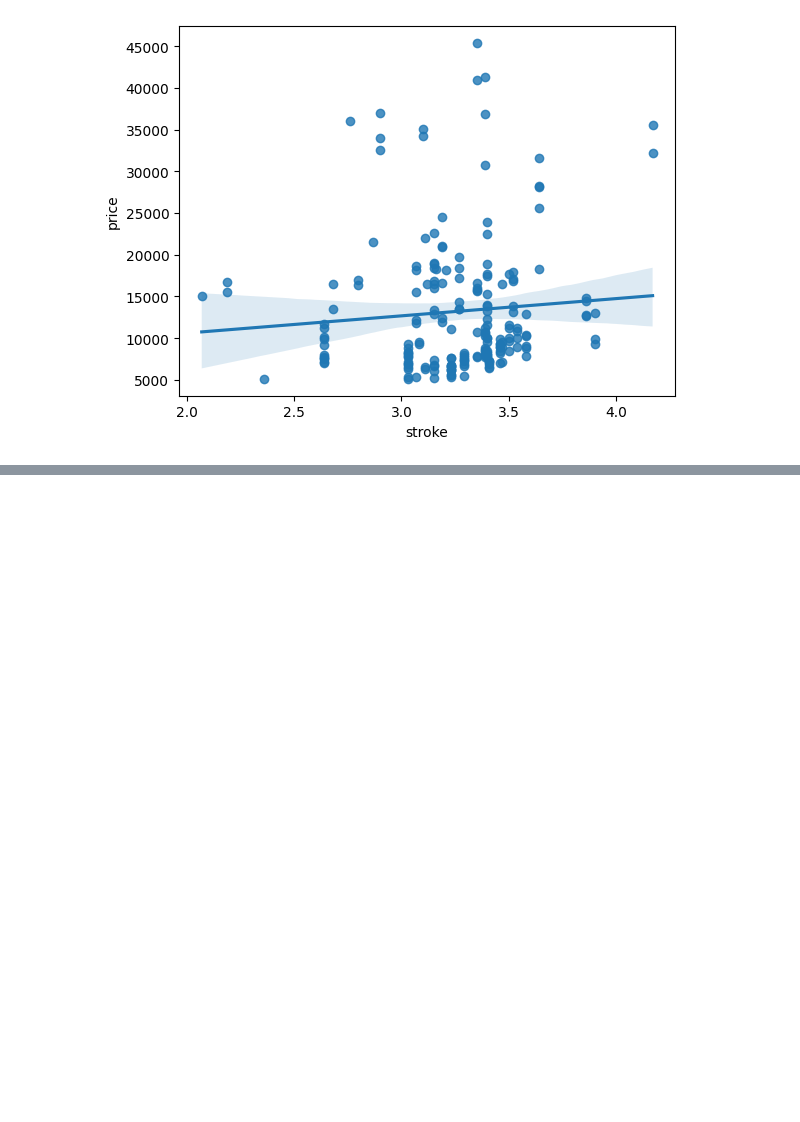
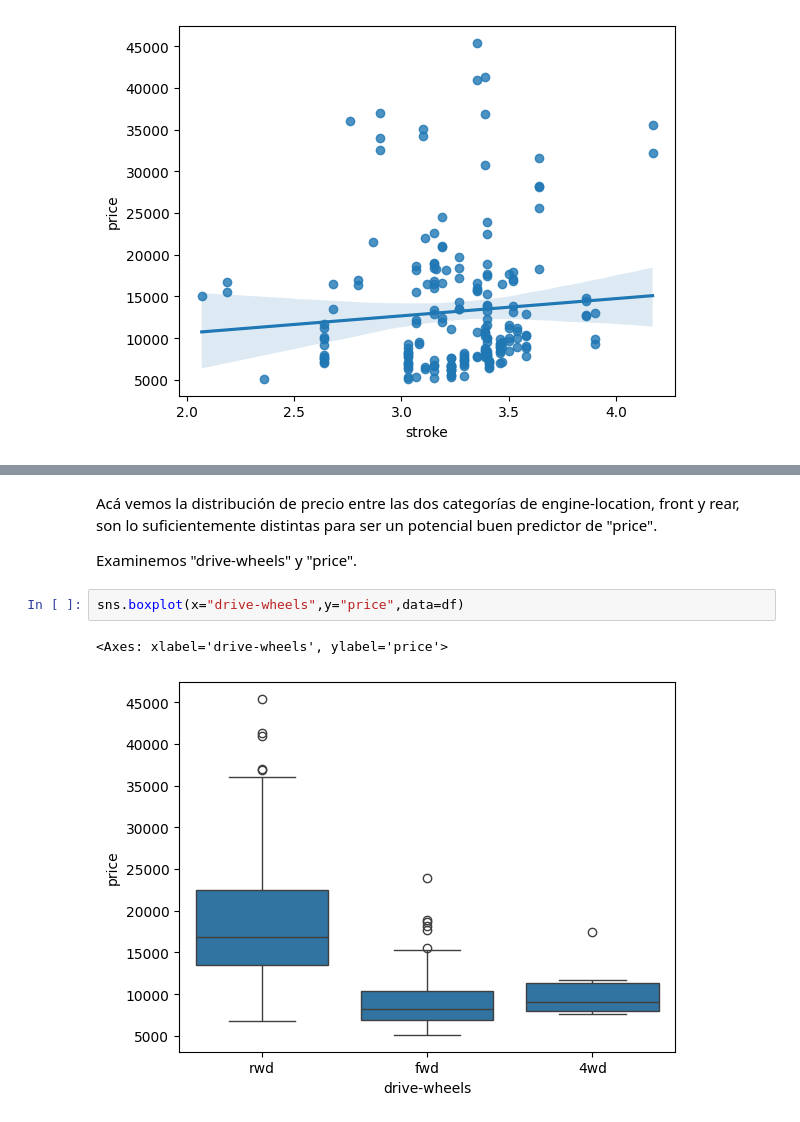
Before and after one commit to reivincitot/Cursos-IBM, a Jupyter notebook: Data Analysis with Python/Data Analysis With Python.ipynb, the cells around one changed output, grey strips where cells are left out. Saved outputs shown, nothing was run; the diff lists cells and outputs as text; blank space fills up the shorter version.

```diff
--- a/Data Analysis with Python/Data Analysis With Python.ipynb
+++ b/Data Analysis with Python/Data Analysis With Python.ipynb
@@ -195,0 +216,9 @@ sns.regplot(x="stroke",y="price",data=df)
+# %% [markdown]
+Acá vemos la distribución de precio entre las dos categorías de engine-location, front y rear, son lo suficientemente distintas para ser un potencial buen predictor de "price".
+
+Examinemos "drive-wheels" y "price".
+# %%
+sns.boxplot(x="drive-wheels",y="price",data=df)
+# %% [output]
+<Axes: xlabel='drive-wheels', ylabel='price'>
+[figure, added]
```
Also changed, not shown: parts of 7 cells of this notebook.
